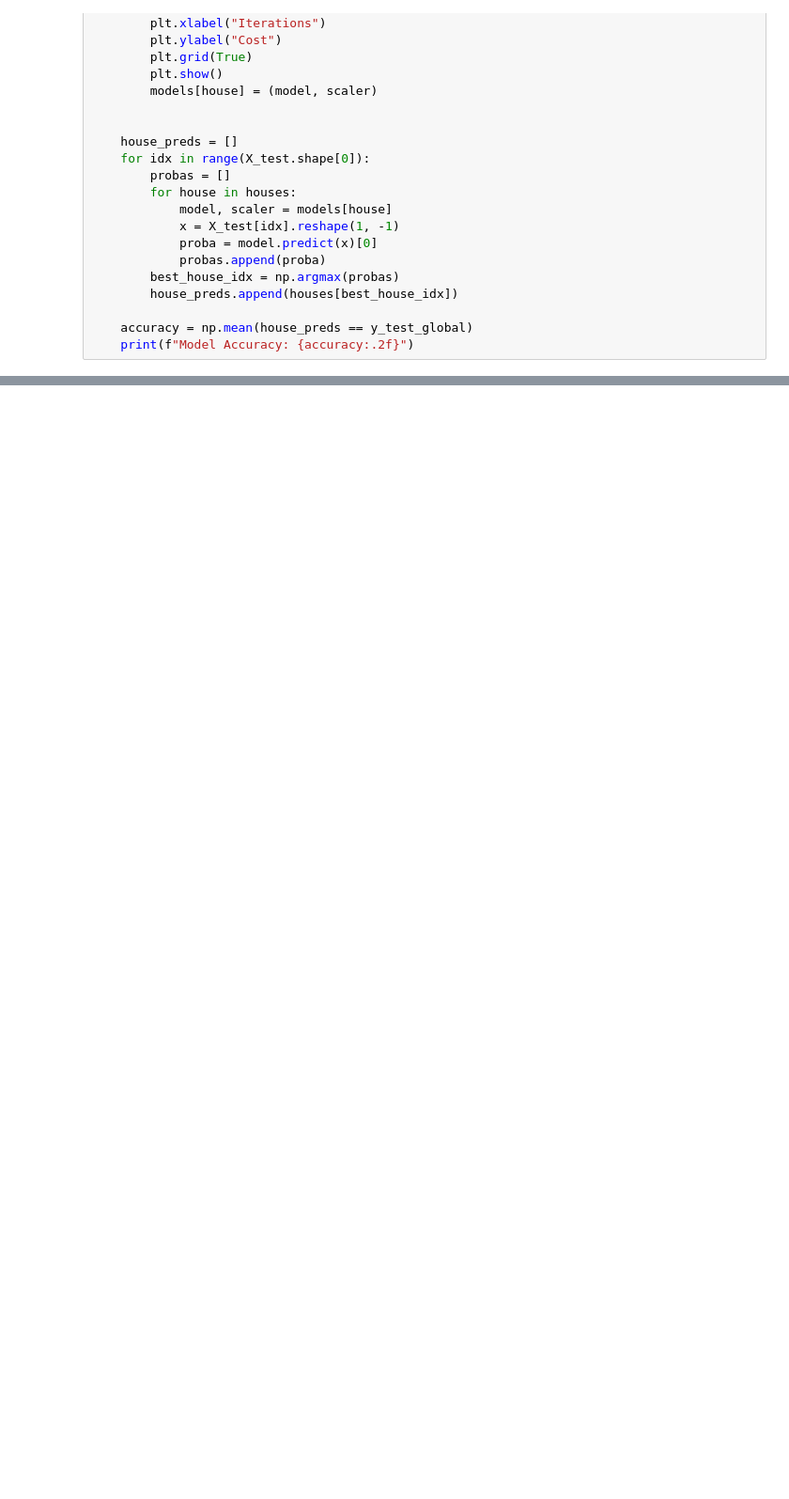
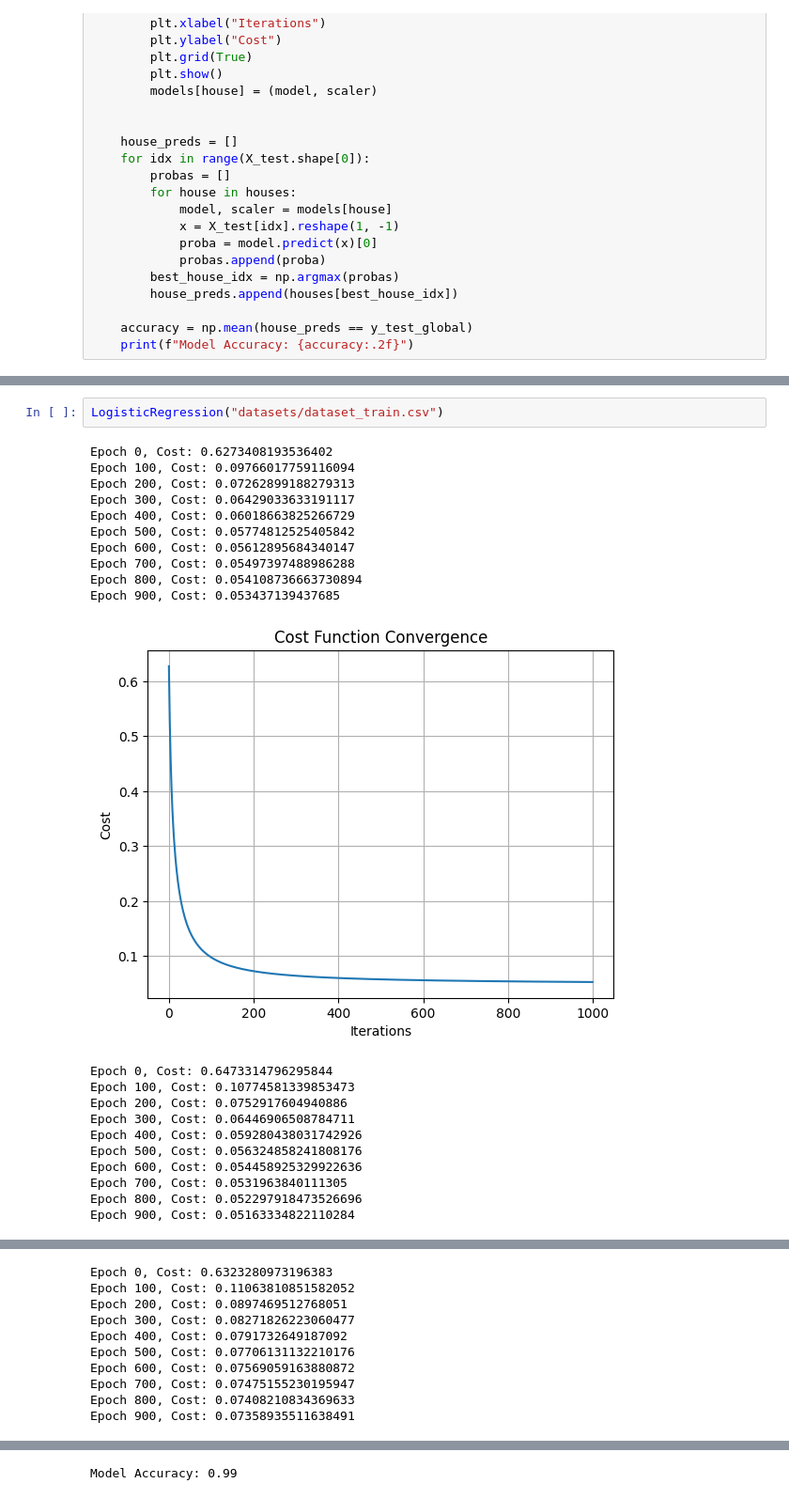
Before and after one commit to MatLBS/dslr_42, a Jupyter notebook: logreg_train.ipynb, the cells around one changed output, grey strips where cells are left out. Shown: that part at 94% size. Saved outputs shown, nothing was run; the diff lists cells and outputs as text; blank space fills up the shorter version.

```diff
--- a/logreg_train.ipynb
+++ b/logreg_train.ipynb
@@ -68,0 +233,24 @@ main("datasets/dataset_train.csv")
+# %%
+LogisticRegression("datasets/dataset_train.csv")
+# %% [output]
+Epoch 0, Cost: 0.6273408193536402
+Epoch 100, Cost: 0.09766017759116094
+Epoch 200, Cost: 0.07262899188279313
+Epoch 300, Cost: 0.06429033633191117
+Epoch 400, Cost: 0.06018663825266729
+Epoch 500, Cost: 0.05774812525405842
+Epoch 600, Cost: 0.05612895684340147
+Epoch 700, Cost: 0.05497397488986288
+Epoch 800, Cost: 0.054108736663730894
+Epoch 900, Cost: 0.053437139437685
+[figure, added]
+Epoch 0, Cost: 0.6473314796295844
+Epoch 100, Cost: 0.10774581339853473
+Epoch 200, Cost: 0.0752917604940886
+Epoch 300, Cost: 0.06446906508784711
+Epoch 400, Cost: 0.059280438031742926
+Epoch 500, Cost: 0.056324858241808176
+Epoch 600, Cost: 0.054458925329922636
+Epoch 700, Cost: 0.0531963840111305
+Epoch 800, Cost: 0.052297918473526696
+Epoch 900, Cost: 0.05163334822110284
@@ -68,0 +258,10 @@ main("datasets/dataset_train.csv")
+Epoch 0, Cost: 0.6323280973196383
+Epoch 100, Cost: 0.11063810851582052
+Epoch 200, Cost: 0.0897469512768051
+Epoch 300, Cost: 0.08271826223060477
+Epoch 400, Cost: 0.0791732649187092
+Epoch 500, Cost: 0.07706131132210176
+Epoch 600, Cost: 0.07569059163880872
+Epoch 700, Cost: 0.07475155230195947
+Epoch 800, Cost: 0.07408210834369633
+Epoch 900, Cost: 0.07358935511638491
@@ -68,0 +280 @@ main("datasets/dataset_train.csv")
+Model Accuracy: 0.99
```
Also changed, not shown: parts of 7 cells of this notebook, 3 other files.
